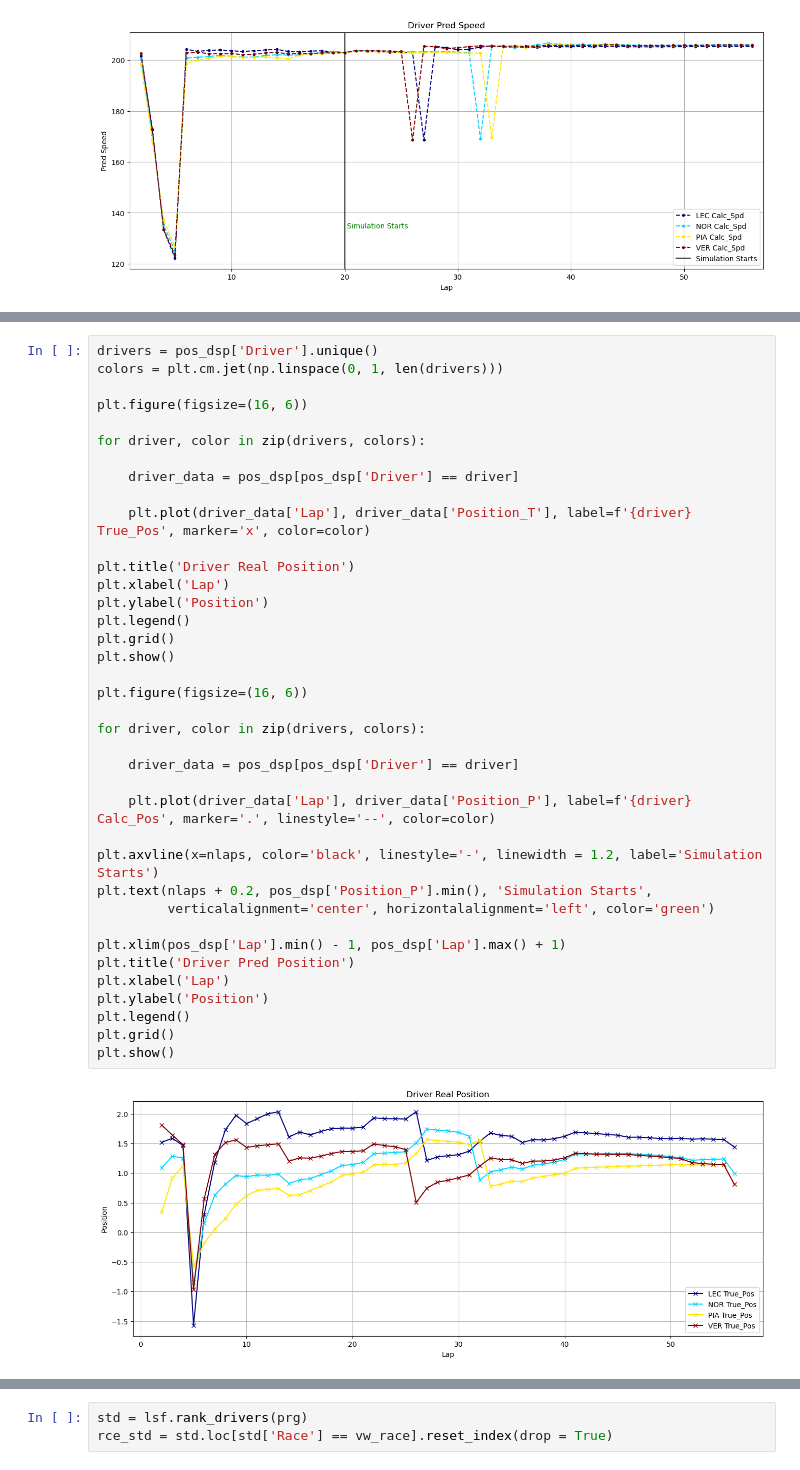
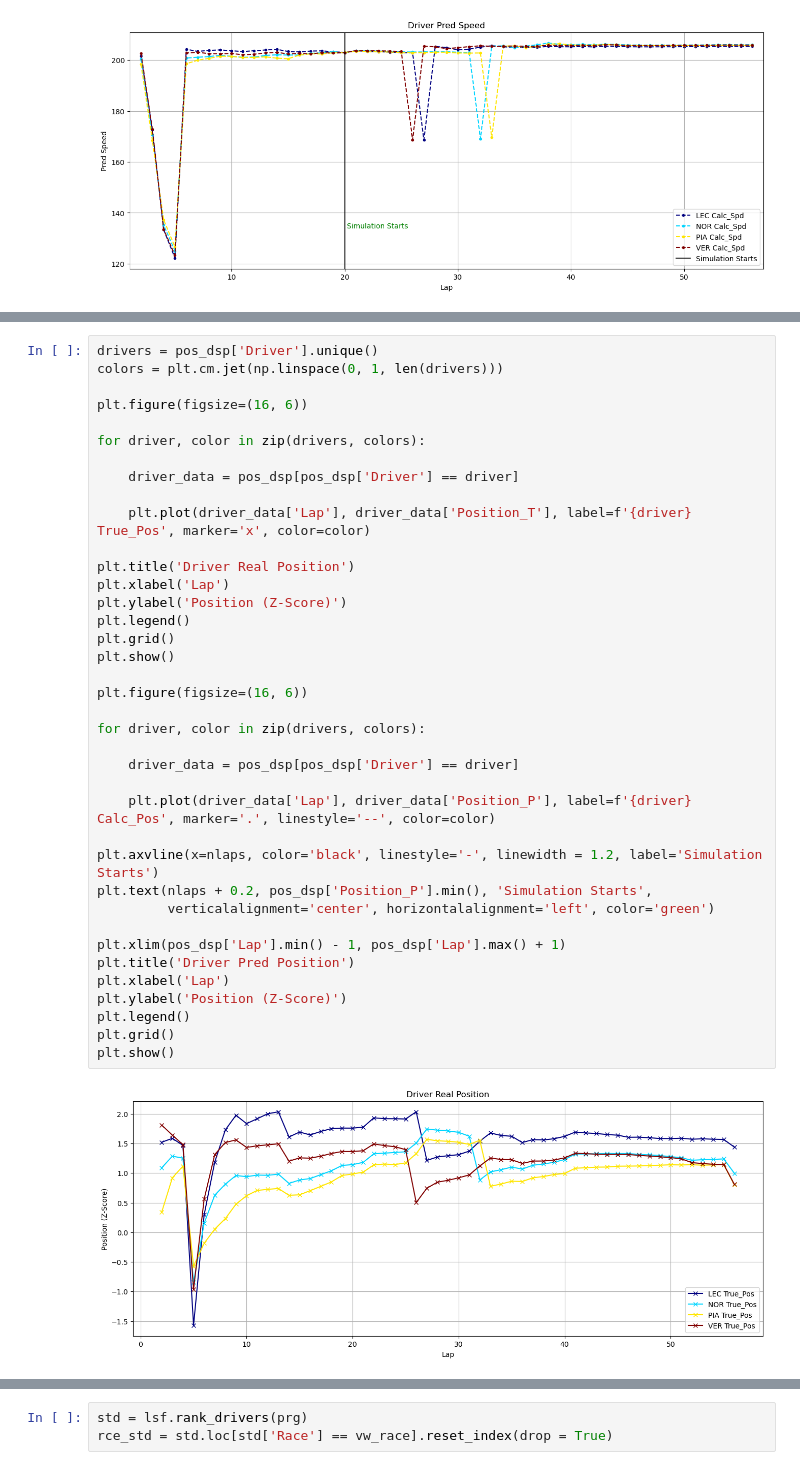
Before and after one commit to vishalkk96/F1_Race_Pred_LSTM, a Jupyter notebook: F1_Lap_Sim.ipynb, the cells around one changed output, grey strips where cells are left out. Cells and saved outputs as stored; diff of their text form.

```diff
--- a/F1_Lap_Sim.ipynb
+++ b/F1_Lap_Sim.ipynb
@@ -181,33 +248,33 @@ for driver, color in zip(drivers, colors):
 
     driver_data = pos_dsp[pos_dsp['Driver'] == driver]
 
     plt.plot(driver_data['Lap'], driver_data['Position_T'], label=f'{driver} True_Pos', marker='x', color=color)
 
 plt.title('Driver Real Position')
 plt.xlabel('Lap')
-plt.ylabel('Position')
+plt.ylabel('Position (Z-Score)')
 plt.legend()
 plt.grid()
 plt.show()
 
 plt.figure(figsize=(16, 6))
 
 for driver, color in zip(drivers, colors):
 
     driver_data = pos_dsp[pos_dsp['Driver'] == driver]
 
     plt.plot(driver_data['Lap'], driver_data['Position_P'], label=f'{driver} Calc_Pos', marker='.', linestyle='--', color=color)
 
 plt.axvline(x=nlaps, color='black', linestyle='-', linewidth = 1.2, label='Simulation Starts')
 plt.text(nlaps + 0.2, pos_dsp['Position_P'].min(), 'Simulation Starts',
          verticalalignment='center', horizontalalignment='left', color='green')
 
 plt.xlim(pos_dsp['Lap'].min() - 1, pos_dsp['Lap'].max() + 1)
 plt.title('Driver Pred Position')
 plt.xlabel('Lap')
-plt.ylabel('Position')
+plt.ylabel('Position (Z-Score)')
 plt.legend()
 plt.grid()
 plt.show()
 # %% [output]
-[figure, old version]
+[figure, new version]
```
Also changed, not shown: parts of 10 cells of this notebook, 1 other file.
